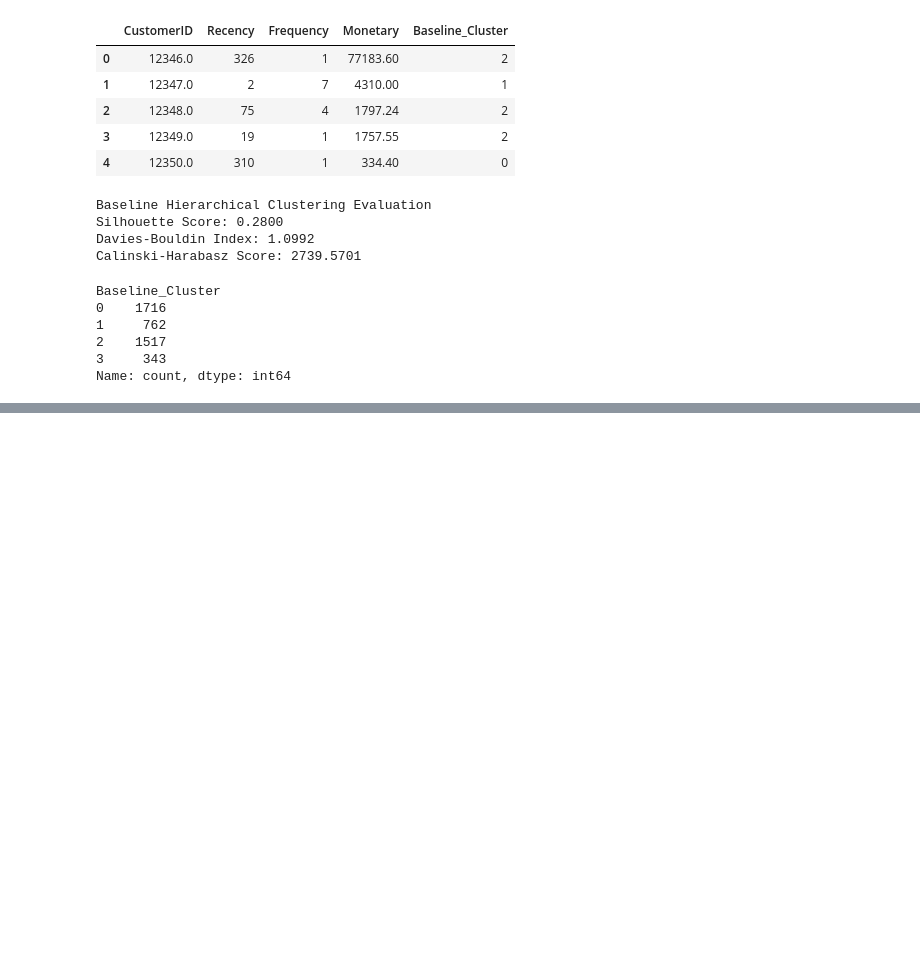
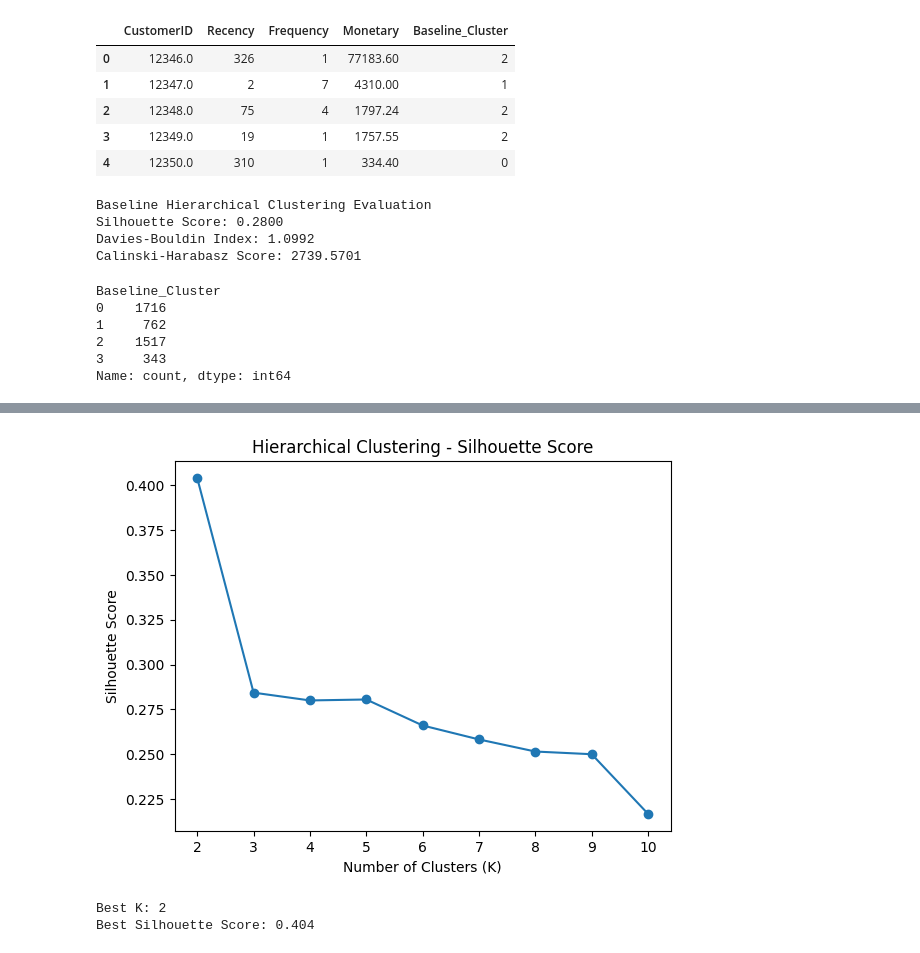
Before and after one commit to greeshavaishnavi09/E-Commerce_Customer_Segmentation, a Jupyter notebook: research/06_hierarchical_clustering.ipynb, the cells around one changed output, grey strips where cells are left out. Cells and saved outputs as stored; diff of their text form; code cells hidden in the pictures; blank space fills up the shorter version.

Commit message:
we have checked the baseline vs tune model in hierarchical clustering and saved the data

```diff
--- a/research/06_hierarchical_clustering.ipynb
+++ b/research/06_hierarchical_clustering.ipynb
@@ -222,0 +284,30 @@ Name: count, dtype: int64
+# %%
+# Plot silhouette scores
+
+plt.plot(
+    range(2, 11),
+    silhouette_scores,
+    marker="o"
+)
+
+plt.xlabel("Number of Clusters (K)")
+plt.ylabel("Silhouette Score")
+plt.title("Hierarchical Clustering - Silhouette Score")
+
+plt.show()
+# %% [output]
+[figure, added]
+# %%
+# Find best K based on silhouette score
+
+best_k = range(2, 11)[
+    np.argmax(silhouette_scores)
+]
+
+best_silhouette = max(silhouette_scores)
+
+print("Best K:", best_k)
+print("Best Silhouette Score:", round(best_silhouette, 4))
+# %% [output]
+Best K: 2
+Best Silhouette Score: 0.404
```
Also changed, not shown: parts of 29 cells of this notebook.
